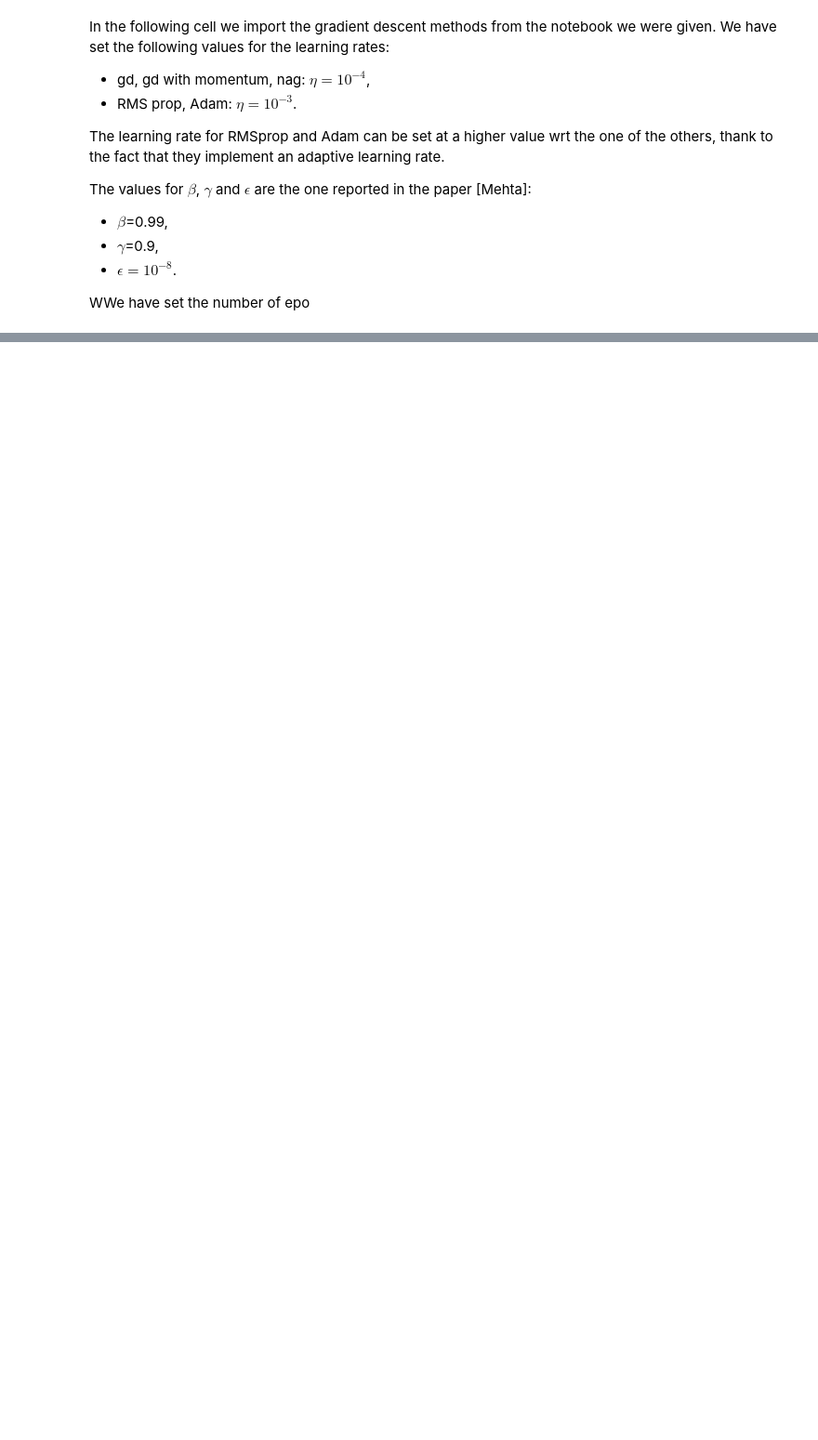
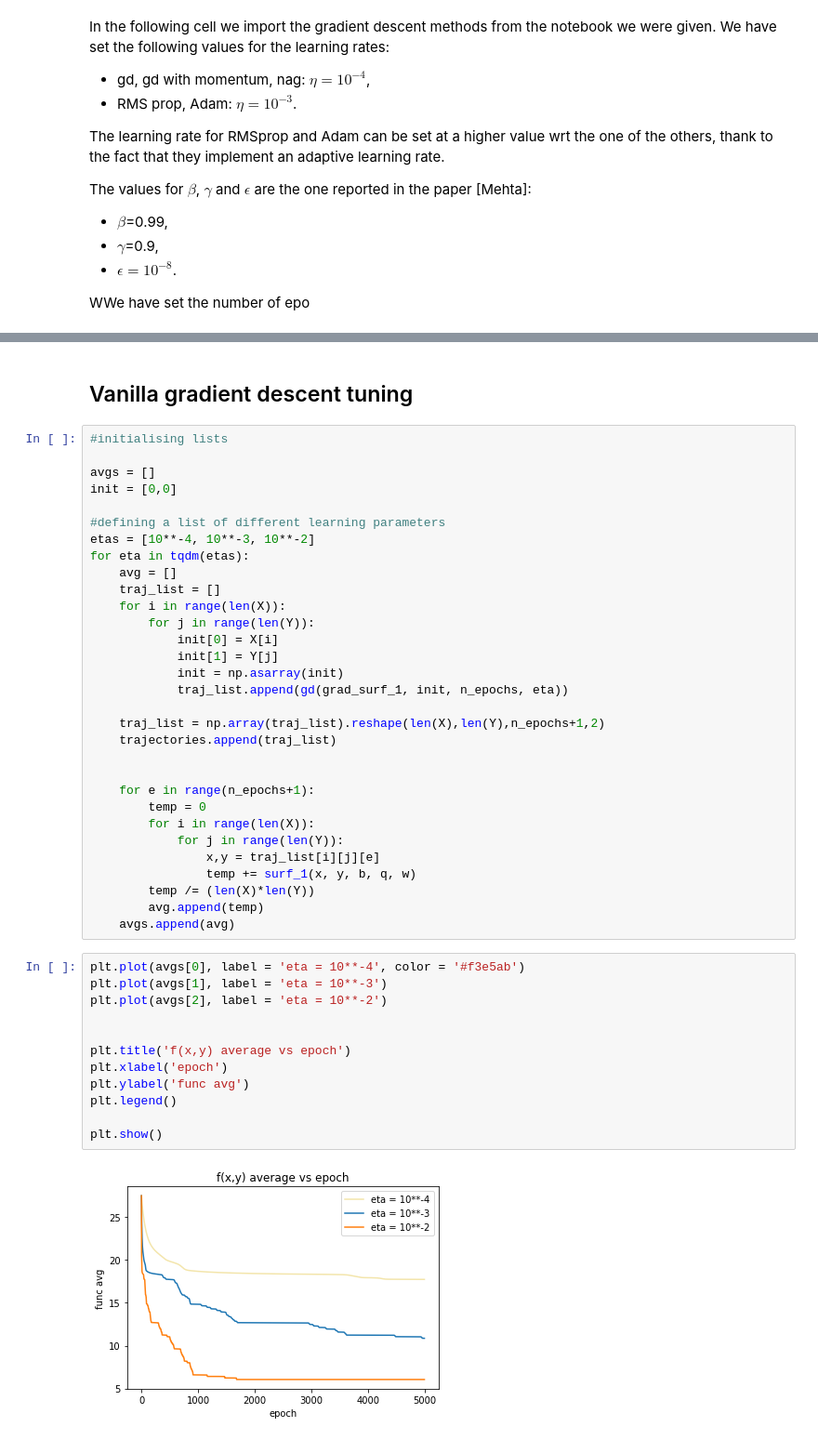
Before and after one commit to giuliacampesan/UniversityAssignments, a Jupyter notebook: LoCPdown_exercise1.ipynb, the cells around one changed output, grey strips where cells are left out. Shown at 93% size. Saved outputs shown, nothing was run; the diff lists cells and outputs as text; blank space fills up the shorter version.

Commit message:
sistemati grafici e fatta analisi sui learning rates

```diff
--- a/LoCPdown_exercise1.ipynb
+++ b/LoCPdown_exercise1.ipynb
@@ -148,3 +155,50 @@ fun_dict = {
     'rms'      : rms_prop,
     'adams'    : adams
     }
+# %% [markdown]
+## Vanilla gradient descent tuning
+# %%
+#initialising lists
+
+avgs = []
+init = [0,0]
+
+#defining a list of different learning parameters
+etas = [10**-4, 10**-3, 10**-2]
+for eta in tqdm(etas):
+    avg = []
+    traj_list = []
+    for i in range(len(X)):
+        for j in range(len(Y)):
+            init[0] = X[i]
+            init[1] = Y[j]
+            init = np.asarray(init)
+            traj_list.append(gd(grad_surf_1, init, n_epochs, eta))
+
+    traj_list = np.array(traj_list).reshape(len(X),len(Y),n_epochs+1,2)
+    trajectories.append(traj_list)
+
+
+    for e in range(n_epochs+1):
+        temp = 0
+        for i in range(len(X)):
+            for j in range(len(Y)):
+                x,y = traj_list[i][j][e]
+                temp += surf_1(x, y, b, q, w)
+        temp /= (len(X)*len(Y))
+        avg.append(temp)
+    avgs.append(avg)
+# %%
+plt.plot(avgs[0], label = 'eta = 10**-4', color = '#f3e5ab')
+plt.plot(avgs[1], label = 'eta = 10**-3')
+plt.plot(avgs[2], label = 'eta = 10**-2')
+
+
+plt.title('f(x,y) average vs epoch')
+plt.xlabel('epoch')
+plt.ylabel('func avg')
+plt.legend()
+
+plt.show()
+# %% [output]
+[figure, added]
```
Also changed, not shown: parts of 21 cells of this notebook.
